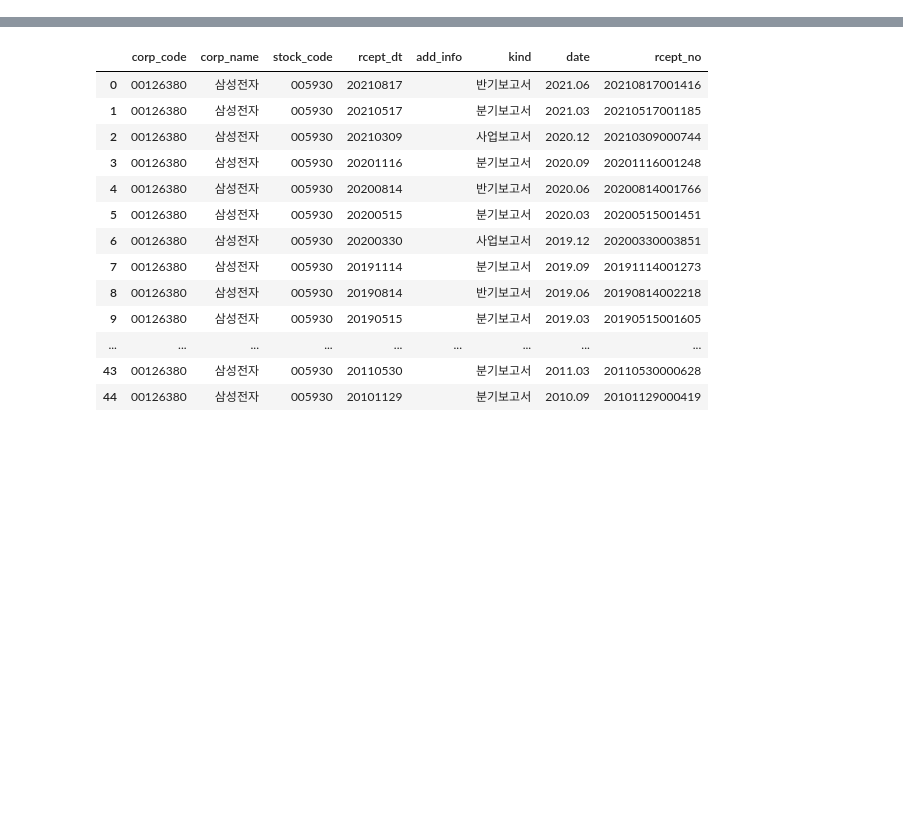
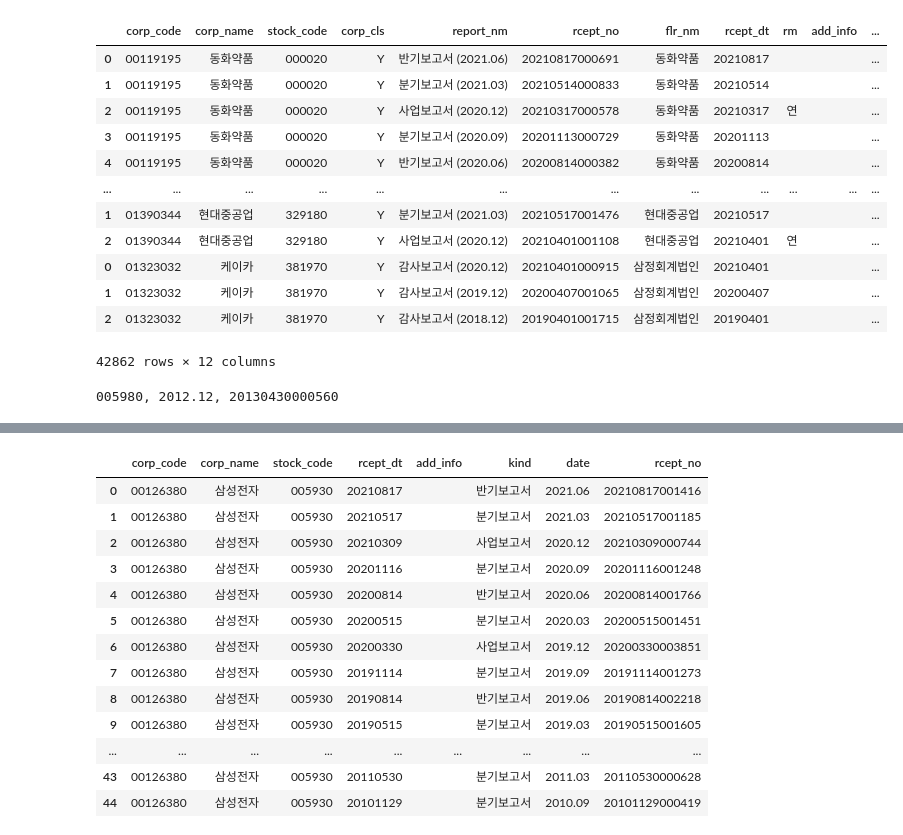
Before and after one commit to ajcltm/DataAPI, a Jupyter notebook: 211028_dartApi.ipynb, the cells around one changed output, grey strips where cells are left out. Drawn from its saved outputs; the diff is of its cells as text; code cells hidden in the pictures; blank space fills up the shorter version.

```diff
--- a/211028_dartApi.ipynb
+++ b/211028_dartApi.ipynb
@@ -56,0 +50,28 @@ name_code_df.loc[con]
+# %%
+def createCorpCodesDf(folderPath) :
+    tickers = getTickersList(folderPath)
+    nameList = getNameList(tickers, folderPath)
+    corpCodeList, failCorpCodeList = getCorpCodeList(tickers)
+    infoDf = pd.DataFrame({'tickers' : tickers,
+                        'names' :nameList,
+                        'corp_codes' :corpCodeList})
+    return infoDf, failCorpCodeList
+# %%
+def getTickerNameCorpcode(k, infoDf):
+    ticker = infoDf.loc[k, 'tickers']
+    name = infoDf.loc[k, 'names']
+    corp_code = infoDf.loc[k, 'corp_codes']
+
+    return ticker, name, corp_code
+# %%
+def getParamsDic(apiKey, corp_code, pblntf_ty, start, end) :
+    paramsDic = {
+        'crtfc_key' : apiKey,
+        'corp_code' : corp_code,
+        'bgn_de' : start,
+        'end_de' : end,
+        'pblntf_ty': pblntf_ty,
+        'last_reprt_at' : 'N',
+        'page_count' : 100
+    }
+    return paramsDic
@@ -56,0 +117,5 @@ name_code_df.loc[con]
+# %%
+apiKey = '92c176817e681dcc4ad263eb3fa5182792b0b7a3'
+folderPath = Path.home().joinpath('Desktop','dataBackUp(211027)')
+infoDf, failCorpCodeList = createCorpCodesDf(folderPath)
+rceptNoDf, status_codes, failsDic = rceptNoDf(apiKey, infoDf, '20100101', '20211106')
@@ -56,0 +155,22 @@ name_code_df.loc[con]
+# %%
+addDf = rceptNoDf.report_nm.str.extract(r'\[?(\w*)\]?(사업보고서|반기보고서|분기보고서|감사보고서|연결감사보고서).*\((\d{4}\.\d{2})\)', expand=True).rename(columns={0:'add_info', 1:'kind', 2:'date'})
+addedReportInfoDf = pd.concat([rceptNoDf, addDf], axis=1)
+addedReportInfoDf.kind.unique().tolist()
+dropaddedReportInfoDf = addedReportInfoDf.dropna()  # 사업보고서, 반기보고서, 분기보고서, 감사보고서, 연결감사보거서 이외의 보고서는 삭제(필요없음)
+con = dropaddedReportInfoDf.loc[:, 'kind'].isnull()
+dropaddedReportInfoDf.loc[con]
+dropaddedReportInfoDf
+# %% [output]
+|  | corp_code | corp_name | stock_code | corp_cls | report_nm | rcept_no | flr_nm | rcept_dt | rm | add_info | ... |
+| 0 | 00119195 | 동화약품 | 000020 | Y | 반기보고서 (2021.06) | 20210817000691 | 동화약품 | 20210817 |  |  | ... |
+| 1 | 00119195 | 동화약품 | 000020 | Y | 분기보고서 (2021.03) | 20210514000833 | 동화약품 | 20210514 |  |  | ... |
+| 2 | 00119195 | 동화약품 | 000020 | Y | 사업보고서 (2020.12) | 20210317000578 | 동화약품 | 20210317 | 연 |  | ... |
+| 3 | 00119195 | 동화약품 | 000020 | Y | 분기보고서 (2020.09) | 20201113000729 | 동화약품 | 20201113 |  |  | ... |
+| 4 | 00119195 | 동화약품 | 000020 | Y | 반기보고서 (2020.06) | 20200814000382 | 동화약품 | 20200814 |  |  | ... |
+| ... | ... | ... | ... | ... | ... | ... | ... | ... | ... | ... | ... |
+| 1 | 01390344 | 현대중공업 | 329180 | Y | 분기보고서 (2021.03) | 20210517001476 | 현대중공업 | 20210517 |  |  | ... |
+| 2 | 01390344 | 현대중공업 | 329180 | Y | 사업보고서 (2020.12) | 20210401001108 | 현대중공업 | 20210401 | 연 |  | ... |
+| 0 | 01323032 | 케이카 | 381970 | Y | 감사보고서 (2020.12) | 20210401000915 | 삼정회계법인 | 20210401 |  |  | ... |
+| 1 | 01323032 | 케이카 | 381970 | Y | 감사보고서 (2019.12) | 20200407001065 | 삼정회계법인 | 20200407 |  |  | ... |
+| 2 | 01323032 | 케이카 | 381970 | Y | 감사보고서 (2018.12) | 20190401001715 | 삼정회계법인 | 20190401 |  |  | ... |
+42862 rows × 12 columns
@@ -56,0 +215,9 @@ name_code_df.loc[con]
+# %%
+infoLst = dropaddedReportInfoDf.sample(1).to_dict('records')
+for dic in infoLst :
+    ticker = dic['stock_code']
+    reprt_code = dic['rcept_no']
+    date = dic['date']
+    print(ticker, date, reprt_code, sep=', ')
+# %% [output]
+005980, 2012.12, 20130430000560
```
Also changed, not shown: parts of 29 cells of this notebook, 2 other files.
